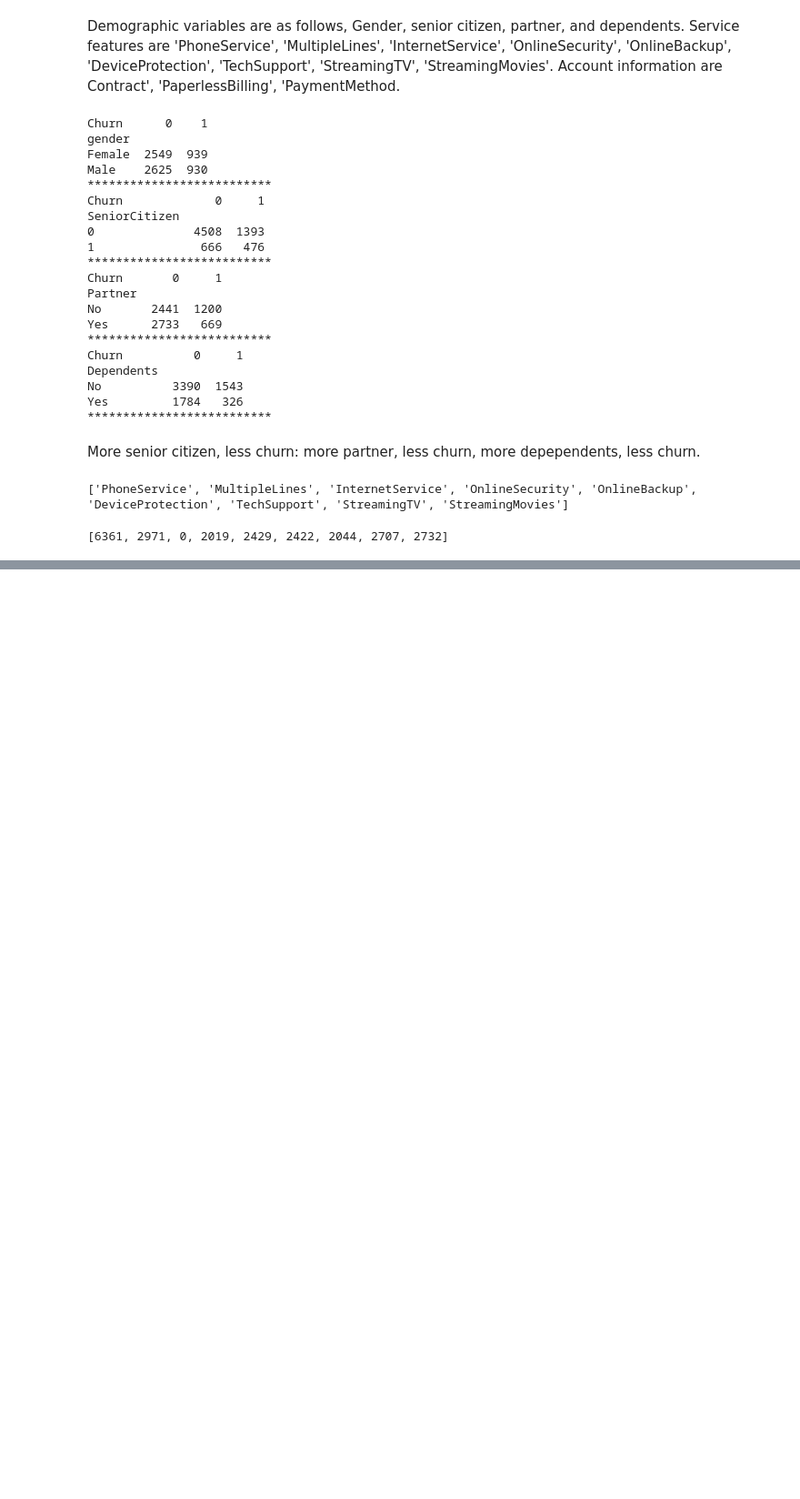
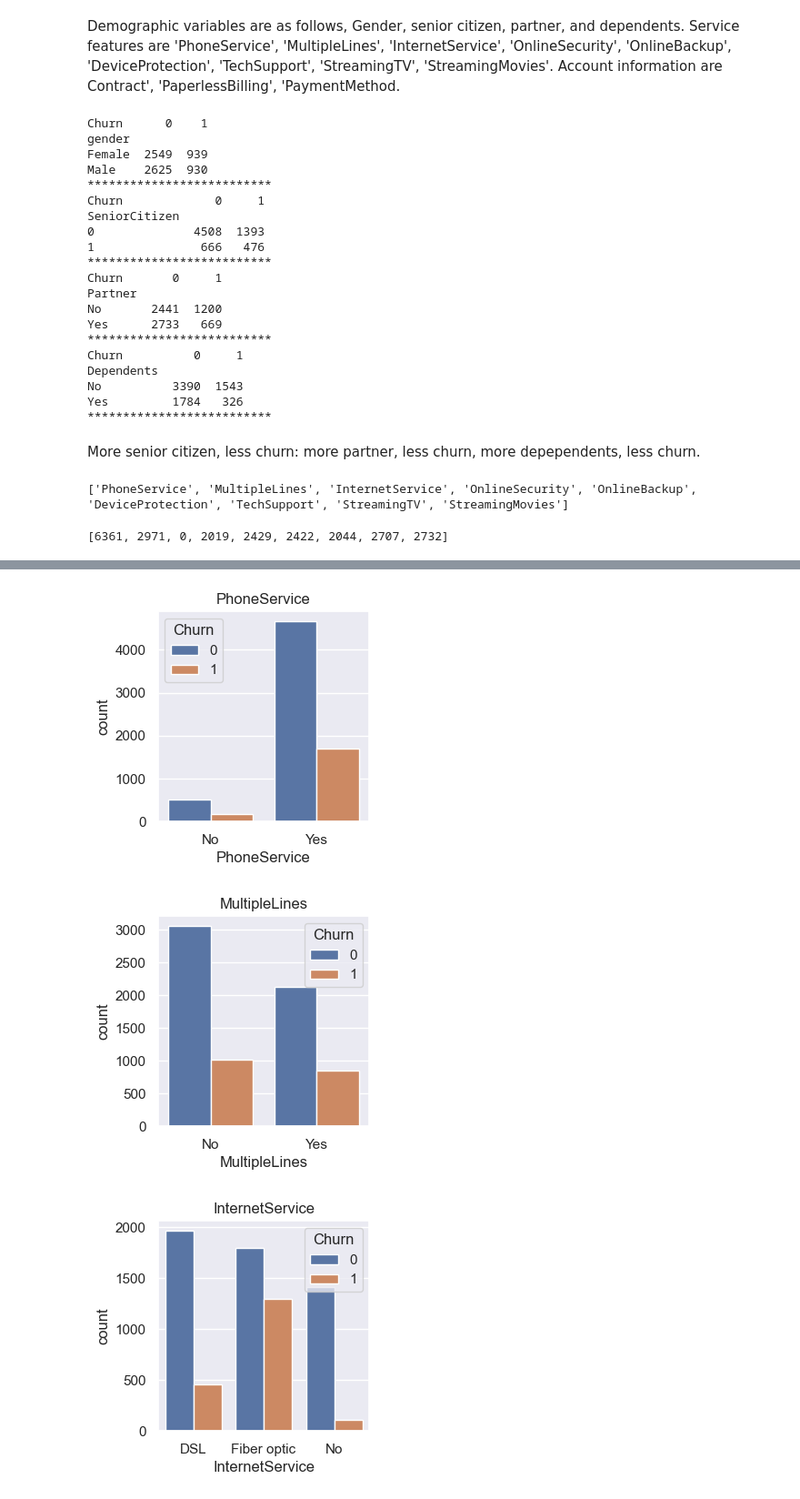
Before and after one commit to Oluyomy/Predicting-Telco-customer-churn, a Jupyter notebook: Customer churn c.ipynb, the cells around one changed output, grey strips where cells are left out. Shown: that part at 91% size. Cells and saved outputs as stored; diff of their text form; code cells hidden in the pictures; blank space fills up the shorter version.

Commit message:
plot

```diff
--- a/Customer churn c.ipynb
+++ b/Customer churn c.ipynb
@@ -353,0 +357,11 @@ plt.xticks(rotation='vertical');
+# %%
+# for every feature plot the churn rate
+sns.set(rc={'figure.figsize': (3, 3)})
+for col in Telco_df.columns:
+    if col in Services:
+        sns.countplot(x=col, data=Telco_df,hue='Churn').set_title(col)
+        plt.show()
+# %% [output]
+[figure, added]
+[figure, added]
+[figure, added]
```
Also changed, not shown: parts of 4 cells of this notebook.
